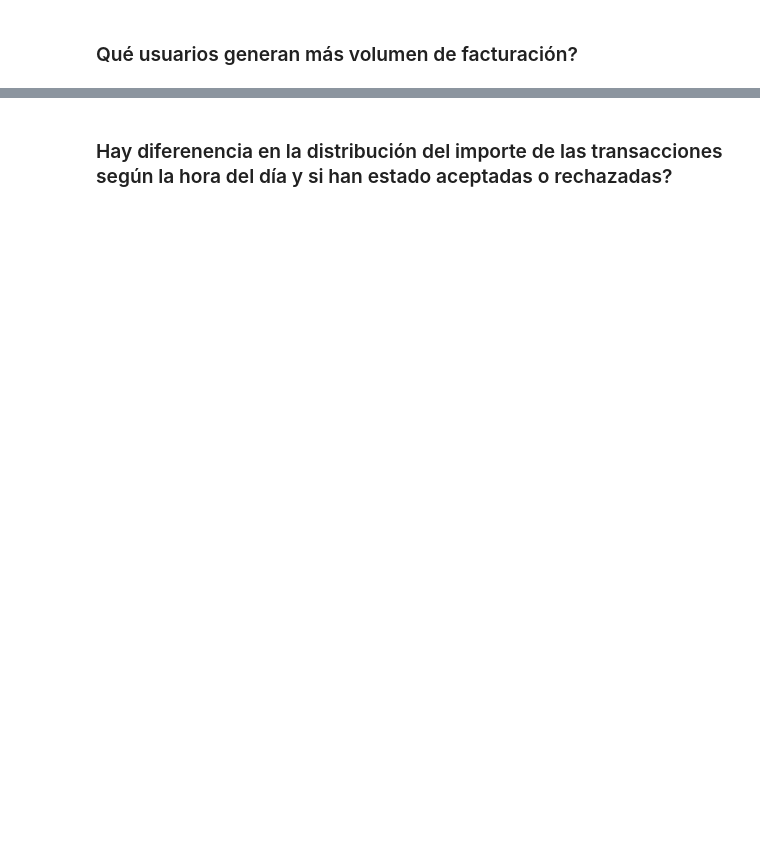
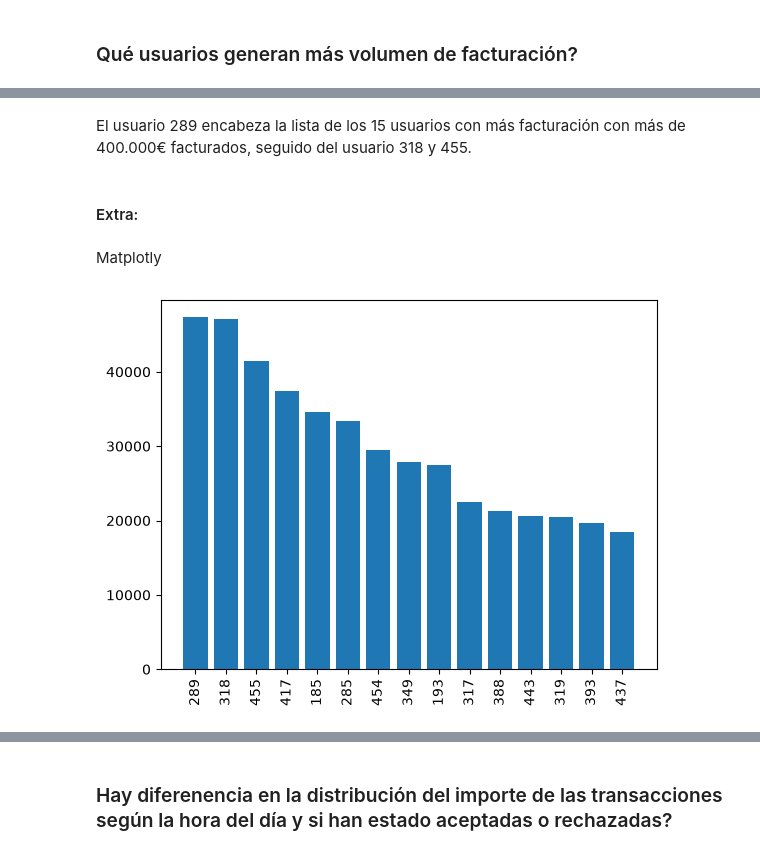
Before and after one commit to noelcarrionmatias/IT_Data, a Jupyter notebook: Especializacion/9_Sprint/ejercicios_sprint_9.ipynb, the cells around one changed output, grey strips where cells are left out. Drawn from its saved outputs; the diff is of its cells as text; code cells hidden in the pictures; blank space fills up the shorter version.

```diff
--- a/Especializacion/9_Sprint/ejercicios_sprint_9.ipynb
+++ b/Especializacion/9_Sprint/ejercicios_sprint_9.ipynb
@@ -101,0 +155,13 @@ El número de transacciones aumenta cada año hasta el máximo en 2021. A partir
+# %% [markdown]
+El usuario 289 encabeza la lista de los 15 usuarios con más facturación con más de 400.000€ facturados, seguido del usuario 318 y 455.
+# %% [markdown]
+#### Extra:
+# %% [markdown]
+Matplotly
+# %%
+plt.bar(user_factura_df['usuario'], user_factura_df['facturacion'])
+plt.xticks(rotation=90)
+plt.show()
+plt.close()
+# %% [output]
+[figure, added]
```
Also changed, not shown: parts of 32 cells of this notebook.
